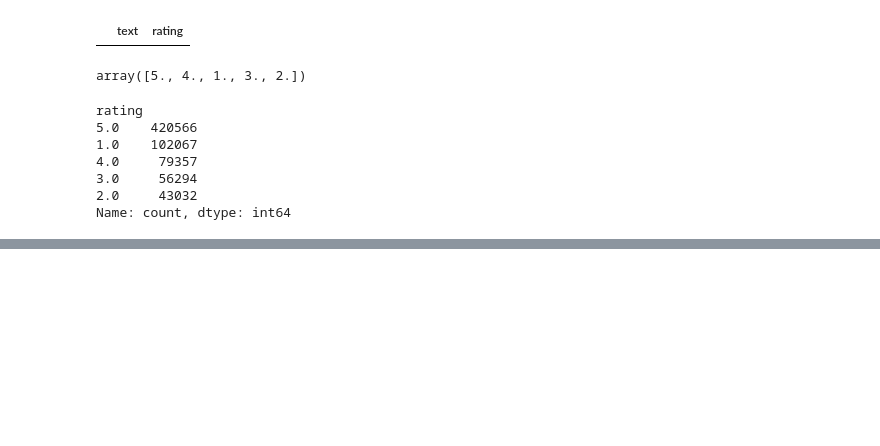
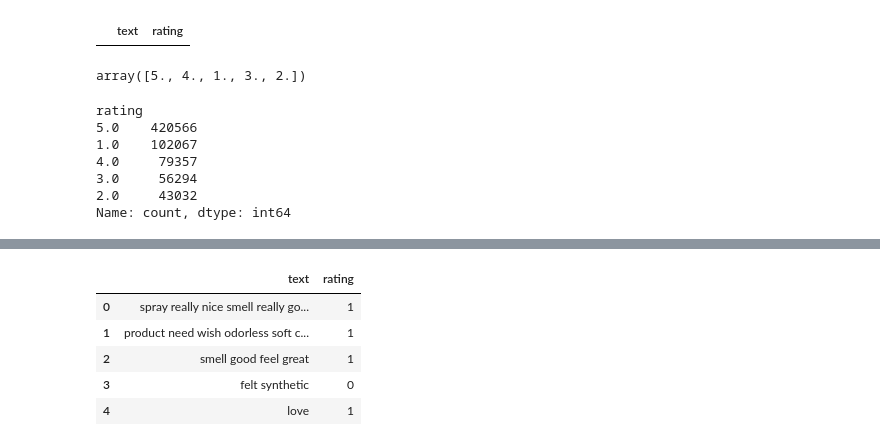
Before and after one commit to diegoagd10/machine-learning-knoweldge-base, a Jupyter notebook: practice/nlp/2 - vectorization/sentiment_analysis.ipynb, the cells around one changed output, grey strips where cells are left out. Saved outputs shown, nothing was run; the diff lists cells and outputs as text; code cells hidden in the pictures; blank space fills up the shorter version.

```diff
--- a/practice/nlp/2 - vectorization/sentiment_analysis.ipynb
+++ b/practice/nlp/2 - vectorization/sentiment_analysis.ipynb
@@ -85,0 +172,15 @@ Imbalance dataset :(
+# %%
+#### Apply lemmatization
+from nltk.stem import WordNetLemmatizer
+
+lemmatizer = WordNetLemmatizer()
+data['text'] = data['text'].apply(lambda text: " ".join([lemmatizer.lemmatize(word) for word in text.split()]))
+
+data.head()
+# %% [output]
+|  | text | rating |
+| 0 | spray really nice smell really go... | 1 |
+| 1 | product need wish odorless soft c... | 1 |
+| 2 | smell good feel great | 1 |
+| 3 | felt synthetic | 0 |
+| 4 | love | 1 |
```
Also changed, not shown: parts of 24 cells of this notebook.
